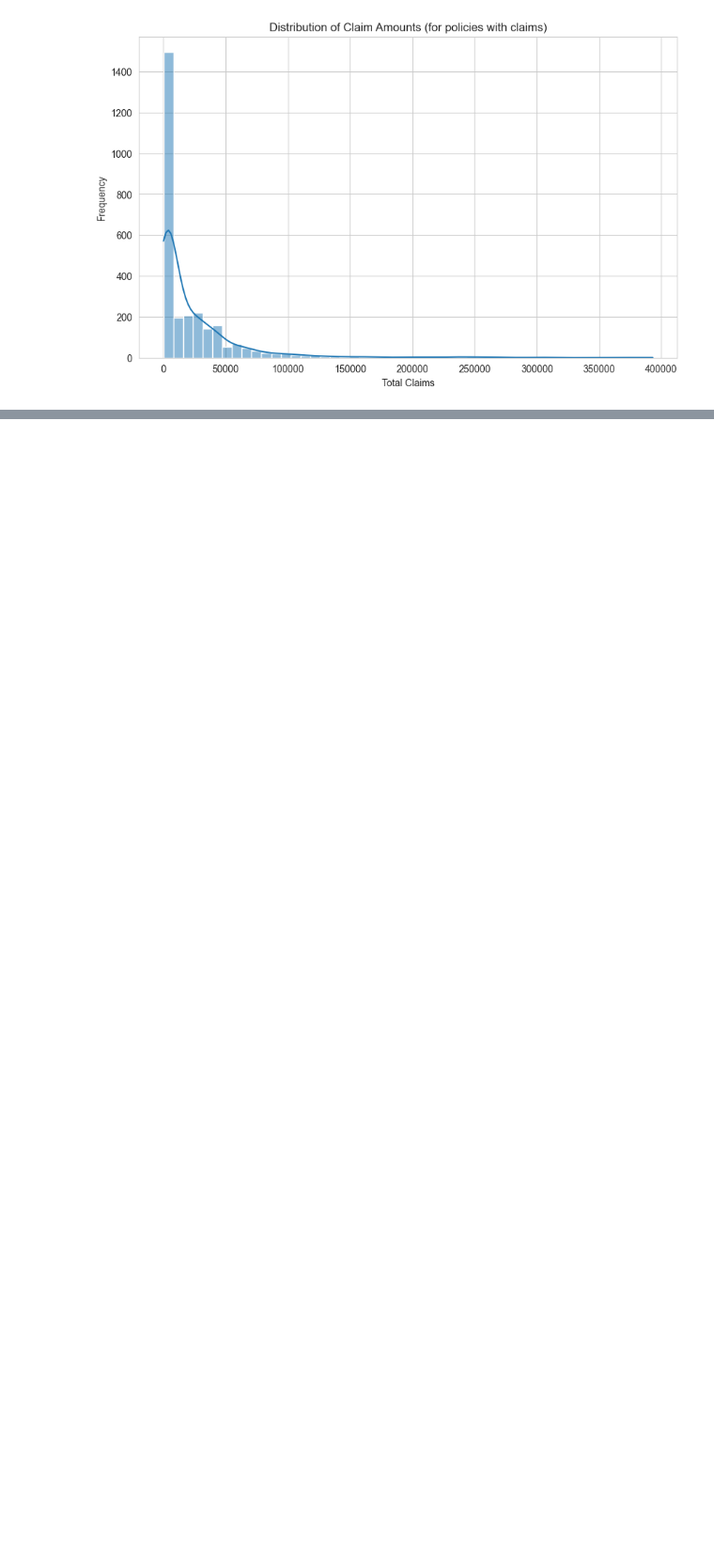
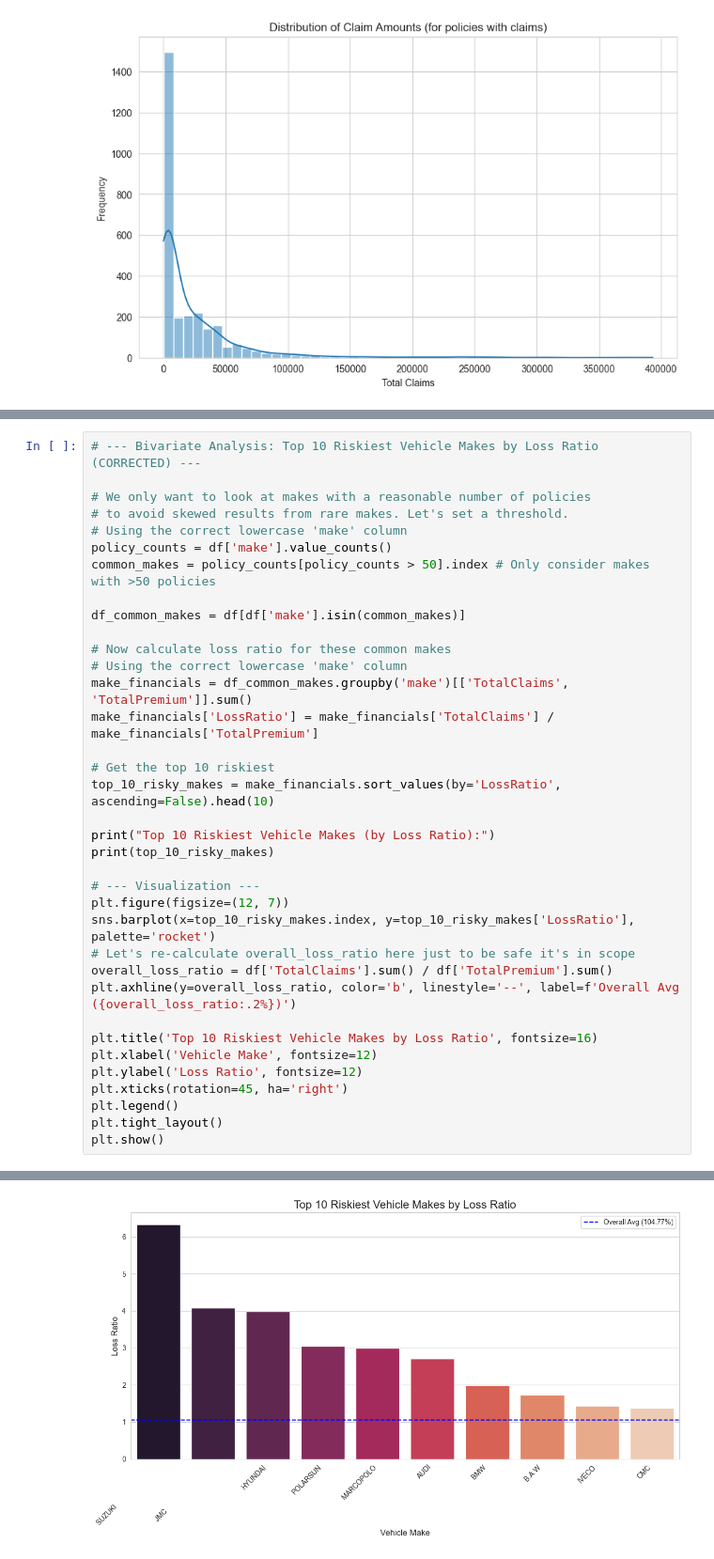
Before and after one commit to foziyaa/acis-insurance-analytics, a Jupyter notebook: notebooks/01_EDA.ipynb, the cells around one changed output, grey strips where cells are left out. Shown: that part at 94% size. Saved outputs shown, nothing was run; the diff lists cells and outputs as text; blank space fills up the shorter version.

```diff
--- a/notebooks/01_EDA.ipynb
+++ b/notebooks/01_EDA.ipynb
@@ -133,0 +212,37 @@ plt.show()
+# %%
+# --- Bivariate Analysis: Top 10 Riskiest Vehicle Makes by Loss Ratio (CORRECTED) ---
+
+# We only want to look at makes with a reasonable number of policies
+# to avoid skewed results from rare makes. Let's set a threshold.
+# Using the correct lowercase 'make' column
+policy_counts = df['make'].value_counts()
+common_makes = policy_counts[policy_counts > 50].index # Only consider makes with >50 policies
+
+df_common_makes = df[df['make'].isin(common_makes)]
+
+# Now calculate loss ratio for these common makes
+# Using the correct lowercase 'make' column
+make_financials = df_common_makes.groupby('make')[['TotalClaims', 'TotalPremium']].sum()
+make_financials['LossRatio'] = make_financials['TotalClaims'] / make_financials['TotalPremium']
+
+# Get the top 10 riskiest
+top_10_risky_makes = make_financials.sort_values(by='LossRatio', ascending=False).head(10)
+
+print("Top 10 Riskiest Vehicle Makes (by Loss Ratio):")
+print(top_10_risky_makes)
+
+# --- Visualization ---
+plt.figure(figsize=(12, 7))
+sns.barplot(x=top_10_risky_makes.index, y=top_10_risky_makes['LossRatio'], palette='rocket')
+# Let's re-calculate overall_loss_ratio here just to be safe it's in scope
+overall_loss_ratio = df['TotalClaims'].sum() / df['TotalPremium'].sum()
+plt.axhline(y=overall_loss_ratio, color='b', linestyle='--', label=f'Overall Avg ({overall_loss_ratio:.2%})')
+
+plt.title('Top 10 Riskiest Vehicle Makes by Loss Ratio', fontsize=16)
+plt.xlabel('Vehicle Make', fontsize=12)
+plt.ylabel('Loss Ratio', fontsize=12)
+plt.xticks(rotation=45, ha='right')
+plt.legend()
+plt.tight_layout()
+plt.show()
+# %% [output]
@@ -133,0 +265 @@ plt.show()
+[figure, added]
```
Also changed, not shown: parts of 4 cells of this notebook, 2 other files.
